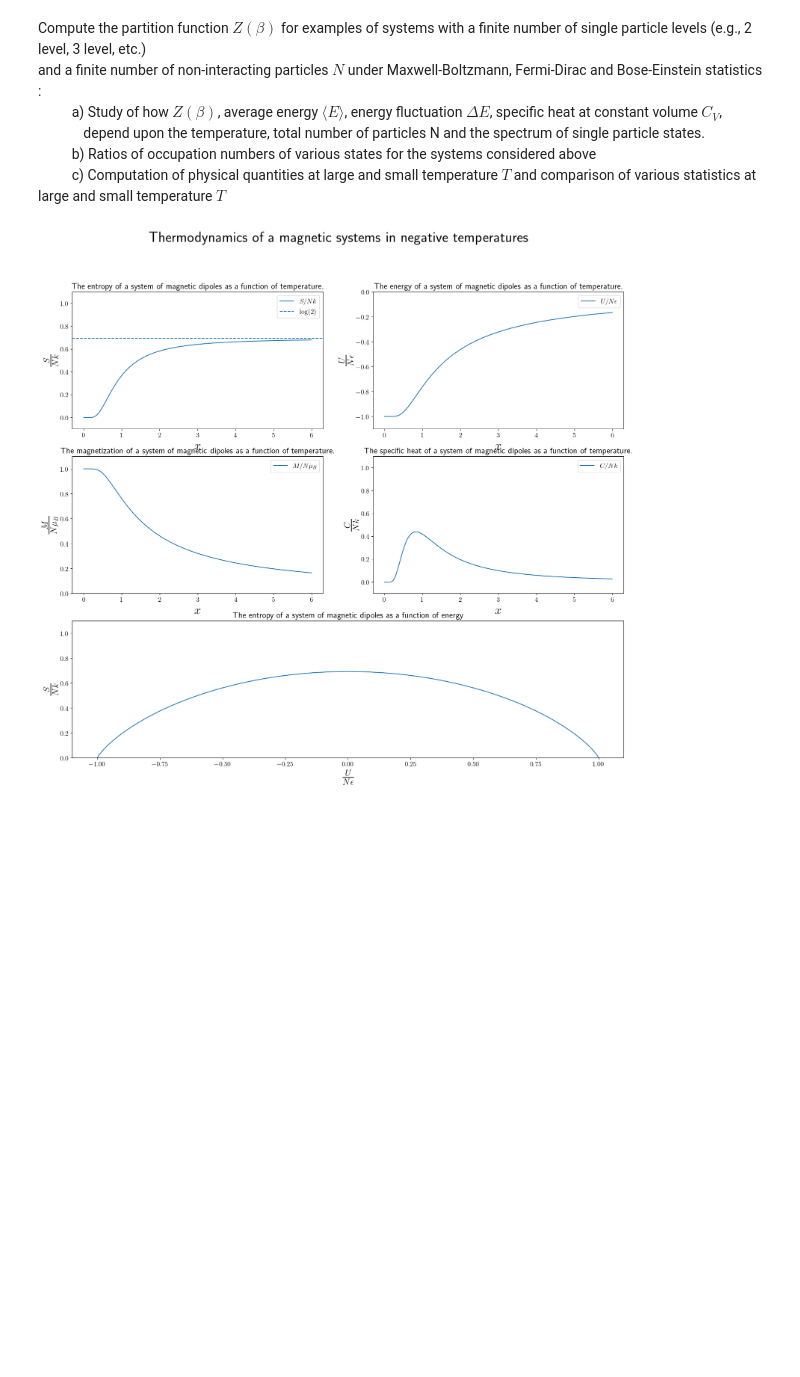
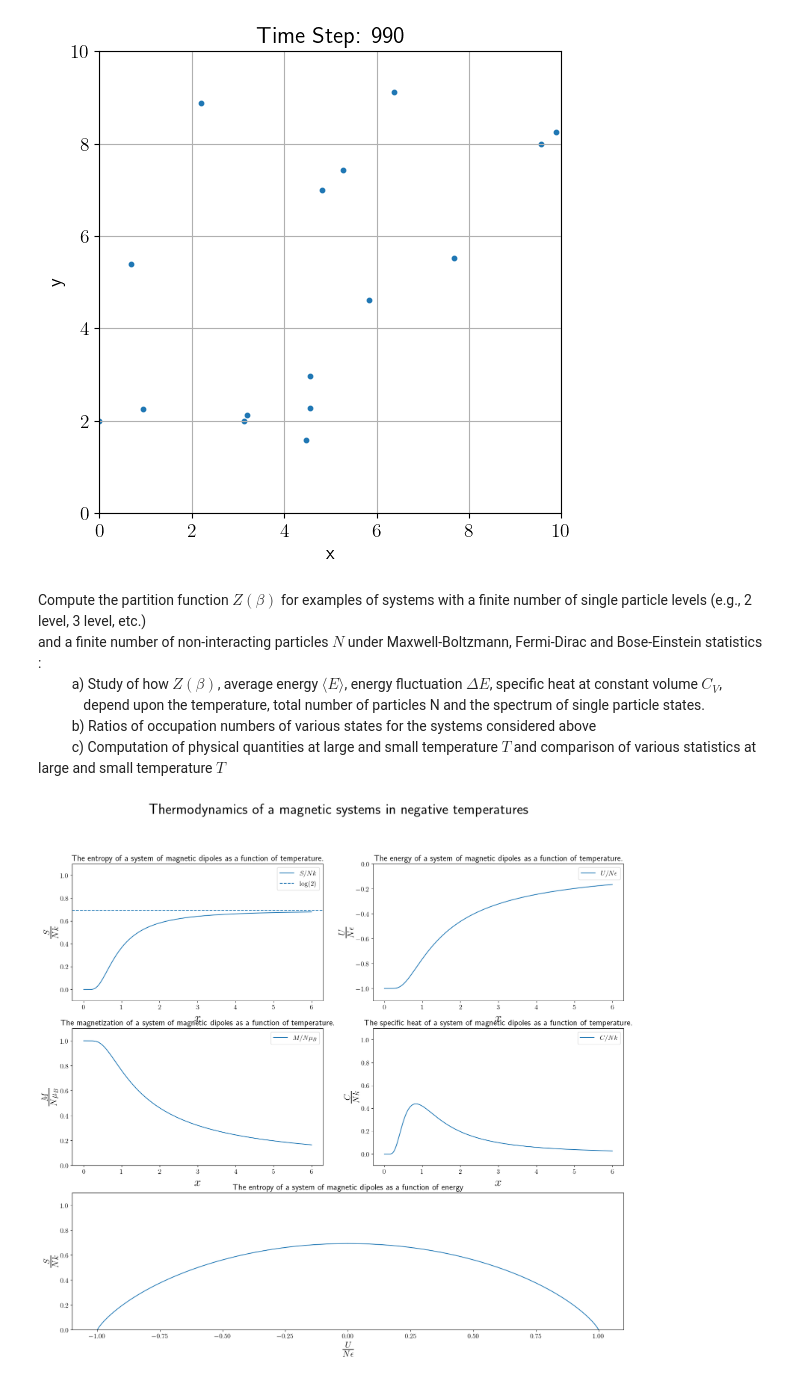
Before and after one commit to Chaks1603/Python-Assignments, a Jupyter notebook: Physics B.Sc/Statistical Mechanics .ipynb, the cells around one changed output. Saved outputs shown, nothing was run; the diff lists cells and outputs as text; code cells hidden in the pictures; blank space fills up the shorter version.

```diff
--- a/Physics B.Sc/Statistical Mechanics .ipynb
+++ b/Physics B.Sc/Statistical Mechanics .ipynb
@@ -36,0 +328,28 @@ $g(r_k)=\frac{\langle N(r_k) \rangle }{N^{ideal}(r_k)}$
+# %%
+fig, ax = plt.subplots(figsize=(6, 6))
+scat = ax.scatter([], [], s=10)
+ax.set_xlim(0, L)
+ax.set_ylim(0, L)
+ax.set_title("Lennard-Jones Particle Animation")
+ax.set_xlabel("x")
+ax.set_ylabel("y")
+ax.set_aspect('equal')
+ax.grid(True)
+
+def init():
+    scat.set_offsets(np.empty((0, 2)))
+    return scat,
+
+def update(frame):
+    positions = trajectory[frame]
+    scat.set_offsets(positions)
+    ax.set_title(f"Time Step: {frame*10}")
+    return scat,
+
+ani = animation.FuncAnimation(fig, update, frames=len(trajectory),init_func=init, blit=True, interval=50)
+#clear_output(wait=True)
+#HTML(ani.to_jshtml())
+gif_path="Lennard_Jones.gif"
+ani.save(gif_path, writer=animation.PillowWriter(fps=20))
+display(HTML(f'<img src="{gif_path}" width="600">'))
+# %% [output]
@@ -37,3 +357,4 @@ $g(r_k)=\frac{\langle N(r_k) \rangle }{N^{ideal}(r_k)}$
+[figure, added]
 # %% [markdown]
 Compute the partition function $Z(\beta)$ for examples of systems with a finite number of single particle levels (e.g., 2 level, 3 level, etc.)
 and a finite number of non-interacting particles $N$ under Maxwell-Boltzmann, Fermi-Dirac and Bose-Einstein statistics :
```
Also changed, not shown: parts of 7 cells of this notebook.
